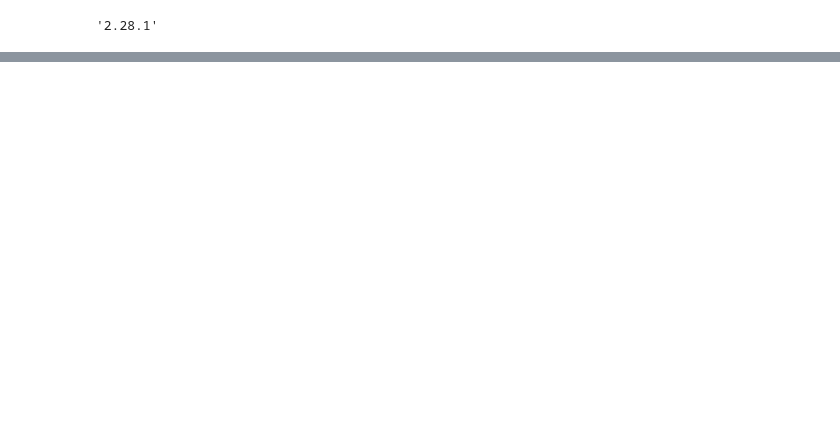
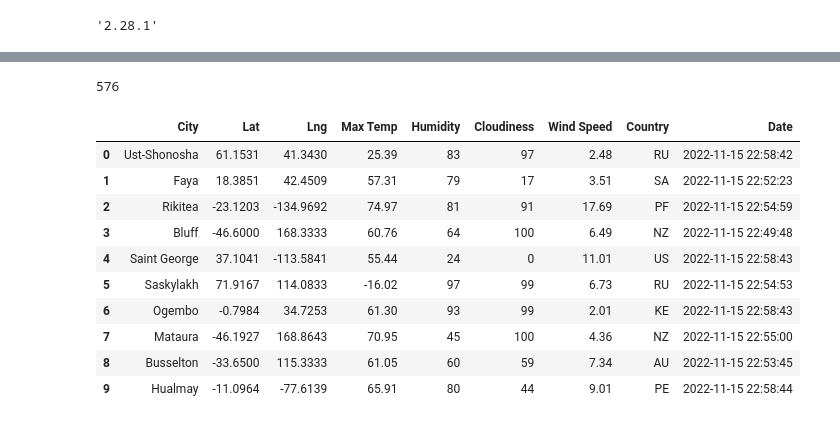
Before and after one commit to LordNebbs/BootcampModule6, a Jupyter notebook: WeatherPy.ipynb, the cells around one changed output, grey strips where cells are left out. Drawn from its saved outputs; the diff is of its cells as text; code cells hidden in the pictures; blank space fills up the shorter version.

Commit message:
updated weather.py, saved to csv

```diff
--- a/WeatherPy.ipynb
+++ b/WeatherPy.ipynb
@@ -37,0 +41,10 @@ requests.__version__
+# %%
+# Import the requests library.
+import requests
+
+# Import the API key.
+from config import weather_api_key
+
+# Starting URL for Weather Map API Call.
+url = "http://api.openweathermap.org/data/2.5/weather?units=Imperial&APPID=" + weather_api_key
+print(url)
@@ -37,0 +53,10 @@ requests.__version__
+# %%
+#create an empty list to hold weather data
+city_data=[]
+#print the beginning of the logging
+print("Beginning Data Retrieval     ")
+print("-----------------------------")
+
+#create counters.
+record_count=1
+set_count=1
@@ -37,0 +136,20 @@ requests.__version__
+# %%
+len(city_data)
+# %% [output]
+576
+# %%
+#convert the array of dictionaries to a pandas dataframe
+city_data_df = pd.DataFrame(city_data)
+city_data_df.head(10)
+# %% [output]
+|  | City | Lat | Lng | Max Temp | Humidity | Cloudiness | Wind Speed | Country | Date |
+| 0 | Ust-Shonosha | 61.1531 | 41.3430 | 25.39 | 83 | 97 | 2.48 | RU | 2022-11-15 22:58:42 |
+| 1 | Faya | 18.3851 | 42.4509 | 57.31 | 79 | 17 | 3.51 | SA | 2022-11-15 22:52:23 |
+| 2 | Rikitea | -23.1203 | -134.9692 | 74.97 | 81 | 91 | 17.69 | PF | 2022-11-15 22:54:59 |
+| 3 | Bluff | -46.6000 | 168.3333 | 60.76 | 64 | 100 | 6.49 | NZ | 2022-11-15 22:49:48 |
+| 4 | Saint George | 37.1041 | -113.5841 | 55.44 | 24 | 0 | 11.01 | US | 2022-11-15 22:58:43 |
+| 5 | Saskylakh | 71.9167 | 114.0833 | -16.02 | 97 | 99 | 6.73 | RU | 2022-11-15 22:54:53 |
+| 6 | Ogembo | -0.7984 | 34.7253 | 61.30 | 93 | 99 | 2.01 | KE | 2022-11-15 22:58:43 |
+| 7 | Mataura | -46.1927 | 168.8643 | 70.95 | 45 | 100 | 4.36 | NZ | 2022-11-15 22:55:00 |
+| 8 | Busselton | -33.6500 | 115.3333 | 61.05 | 60 | 59 | 7.34 | AU | 2022-11-15 22:53:45 |
+| 9 | Hualmay | -11.0964 | -77.6139 | 65.91 | 80 | 44 | 9.01 | PE | 2022-11-15 22:58:44 |
```
Also changed, not shown: parts of 7 cells of this notebook, 2 other files.
